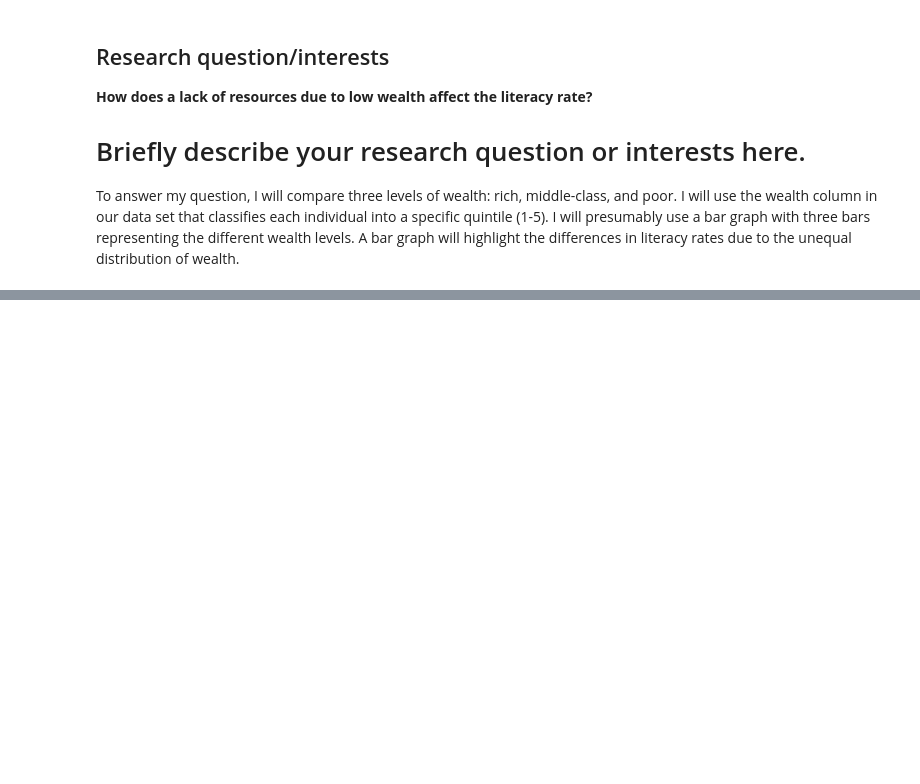
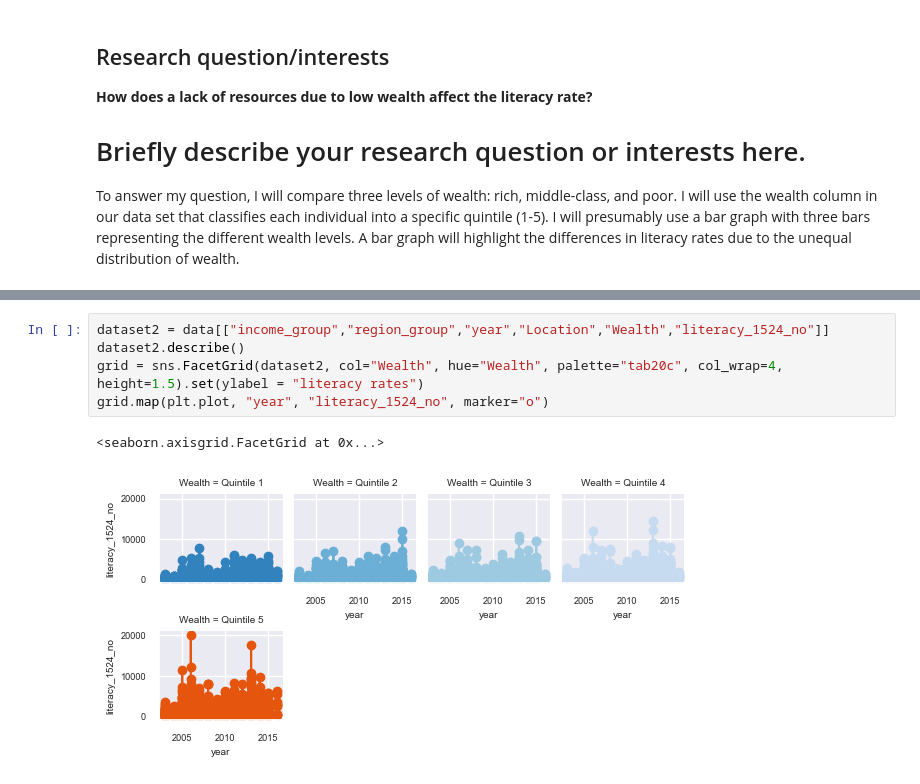
Before and after one commit to ubco-W2022T2-data301/project-group-group18, a Jupyter notebook: analysis/analysis2.ipynb, the cells around one changed output, grey strips where cells are left out. Saved outputs shown, nothing was run; the diff lists cells and outputs as text; blank space fills up the shorter version.

```diff
--- a/analysis/analysis2.ipynb
+++ b/analysis/analysis2.ipynb
@@ -27,0 +68,8 @@ data
+# %%
+dataset2 = data[["income_group","region_group","year","Location","Wealth","literacy_1524_no"]]
+dataset2.describe()
+grid = sns.FacetGrid(dataset2, col="Wealth", hue="Wealth", palette="tab20c", col_wrap=4, height=1.5).set(ylabel = "literacy rates")
+grid.map(plt.plot, "year", "literacy_1524_no", marker="o")
+# %% [output]
+<seaborn.axisgrid.FacetGrid at 0x...>
+[figure, added]
```
Also changed, not shown: parts of 7 cells of this notebook, 1 other file.
